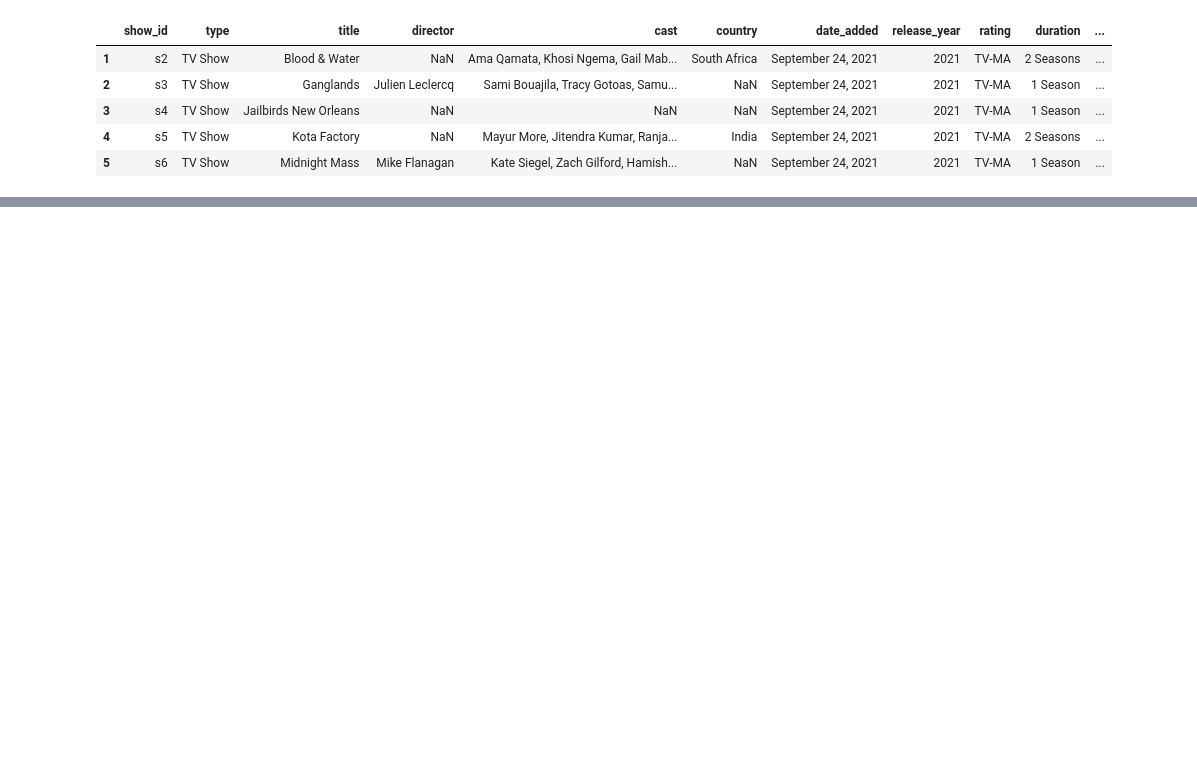
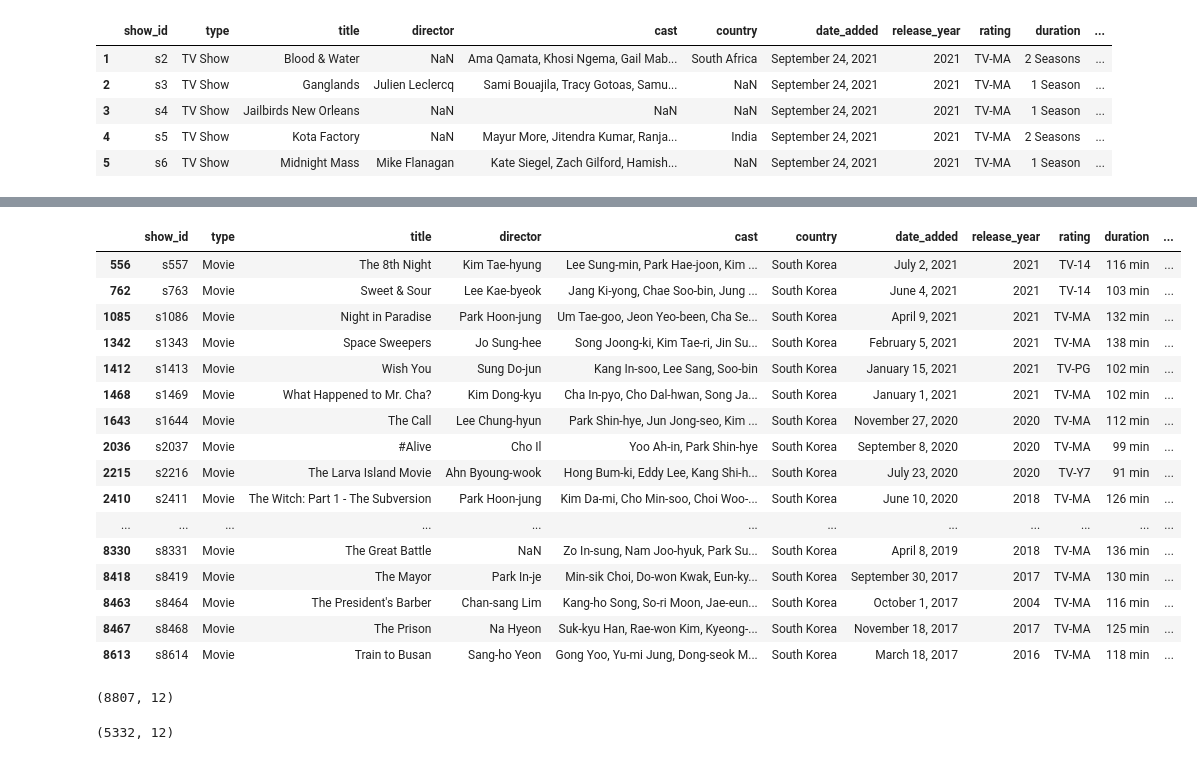
Before and after one commit to lifeparticle/Python-Cheatsheet, a Jupyter notebook: pandas/pandas_example.ipynb, the cells around one changed output, grey strips where cells are left out. Saved outputs shown, nothing was run; the diff lists cells and outputs as text; code cells hidden in the pictures; blank space fills up the shorter version.

```diff
--- a/pandas/pandas_example.ipynb
+++ b/pandas/pandas_example.ipynb
@@ -146,0 +278,26 @@ df_tv_show.head(5)
+# %%
+# Filter
+df['country'].value_counts()
+df[(df['country'] =='South Korea') & (df['type'] =='Movie')]
+# %% [output]
+|  | show_id | type | title | director | cast | country | date_added | release_year | rating | duration | ... |
+| 556 | s557 | Movie | The 8th Night | Kim Tae-hyung | Lee Sung-min, Park Hae-joon, Kim ... | South Korea | July 2, 2021 | 2021 | TV-14 | 116 min | ... |
+| 762 | s763 | Movie | Sweet & Sour | Lee Kae-byeok | Jang Ki-yong, Chae Soo-bin, Jung ... | South Korea | June 4, 2021 | 2021 | TV-14 | 103 min | ... |
+| 1085 | s1086 | Movie | Night in Paradise | Park Hoon-jung | Um Tae-goo, Jeon Yeo-been, Cha Se... | South Korea | April 9, 2021 | 2021 | TV-MA | 132 min | ... |
+| 1342 | s1343 | Movie | Space Sweepers | Jo Sung-hee | Song Joong-ki, Kim Tae-ri, Jin Su... | South Korea | February 5, 2021 | 2021 | TV-MA | 138 min | ... |
+| 1412 | s1413 | Movie | Wish You | Sung Do-jun | Kang In-soo, Lee Sang, Soo-bin | South Korea | January 15, 2021 | 2021 | TV-PG | 102 min | ... |
+| 1468 | s1469 | Movie | What Happened to Mr. Cha? | Kim Dong-kyu | Cha In-pyo, Cho Dal-hwan, Song Ja... | South Korea | January 1, 2021 | 2021 | TV-MA | 102 min | ... |
+| 1643 | s1644 | Movie | The Call | Lee Chung-hyun | Park Shin-hye, Jun Jong-seo, Kim ... | South Korea | November 27, 2020 | 2020 | TV-MA | 112 min | ... |
+| 2036 | s2037 | Movie | #Alive | Cho Il | Yoo Ah-in, Park Shin-hye | South Korea | September 8, 2020 | 2020 | TV-MA | 99 min | ... |
+| 2215 | s2216 | Movie | The Larva Island Movie | Ahn Byoung-wook | Hong Bum-ki, Eddy Lee, Kang Shi-h... | South Korea | July 23, 2020 | 2020 | TV-Y7 | 91 min | ... |
+| 2410 | s2411 | Movie | The Witch: Part 1 - The Subversion | Park Hoon-jung | Kim Da-mi, Cho Min-soo, Choi Woo-... | South Korea | June 10, 2020 | 2018 | TV-MA | 126 min | ... |
+| ... | ... | ... | ... | ... | ... | ... | ... | ... | ... | ... | ... |
+| 8330 | s8331 | Movie | The Great Battle | NaN | Zo In-sung, Nam Joo-hyuk, Park Su... | South Korea | April 8, 2019 | 2018 | TV-MA | 136 min | ... |
+| 8418 | s8419 | Movie | The Mayor | Park In-je | Min-sik Choi, Do-won Kwak, Eun-ky... | South Korea | September 30, 2017 | 2017 | TV-MA | 130 min | ... |
+| 8463 | s8464 | Movie | The President's Barber | Chan-sang Lim | Kang-ho Song, So-ri Moon, Jae-eun... | South Korea | October 1, 2017 | 2004 | TV-MA | 116 min | ... |
+| 8467 | s8468 | Movie | The Prison | Na Hyeon | Suk-kyu Han, Rae-won Kim, Kyeong-... | South Korea | November 18, 2017 | 2017 | TV-MA | 125 min | ... |
+| 8613 | s8614 | Movie | Train to Busan | Sang-ho Yeon | Gong Yoo, Yu-mi Jung, Dong-seok M... | South Korea | March 18, 2017 | 2016 | TV-MA | 118 min | ... |
+# %%
+df.shape
+# %% [output]
+(8807, 12)
@@ -146,0 +307,4 @@ df_tv_show.head(5)
+# %%
+data_not_null.shape
+# %% [output]
+(5332, 12)
```
Also changed, not shown: parts of 17 cells of this notebook, 2 other files.
